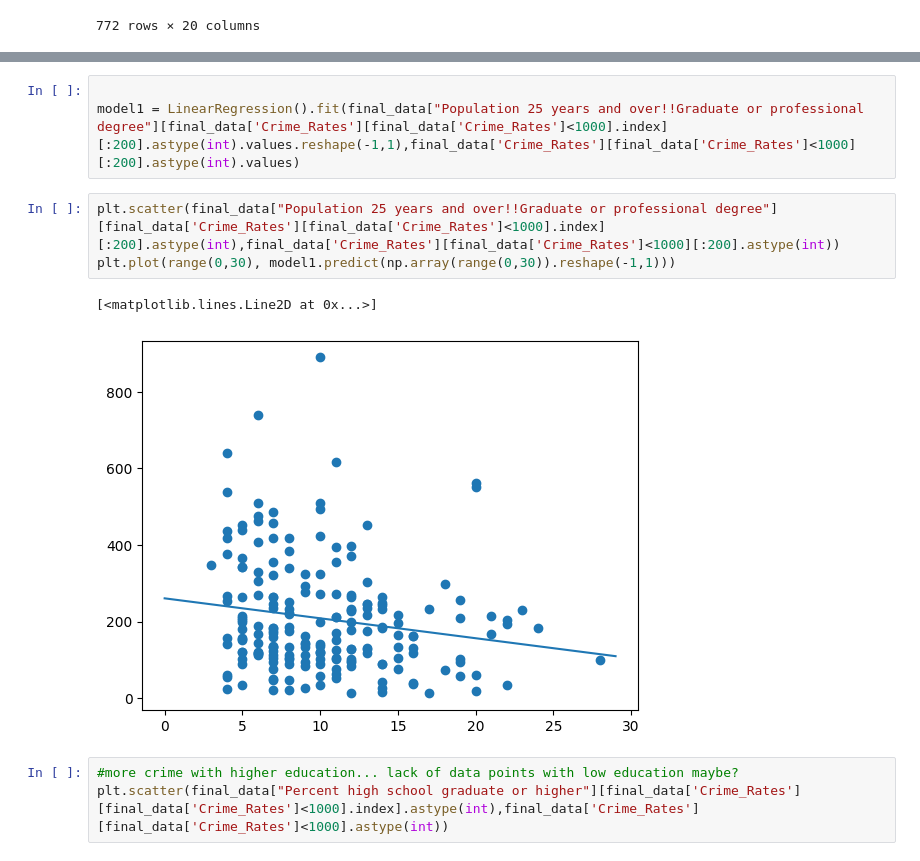
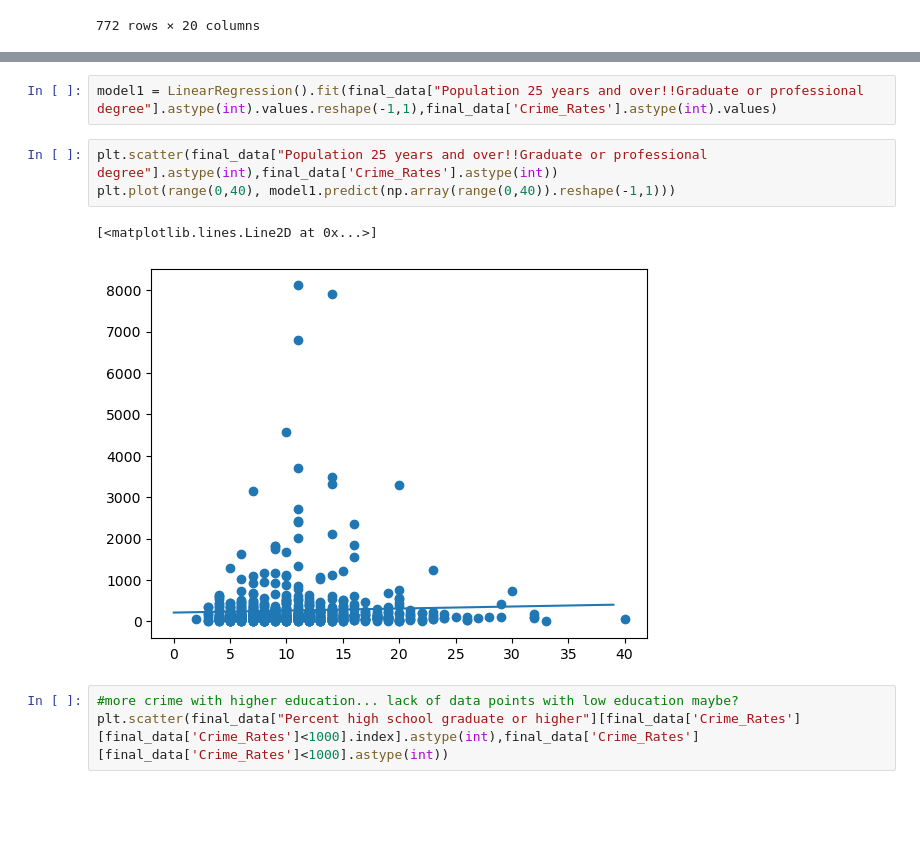
Before and after one commit to Aditya-Mrd/EducationLevel-Crimerates, a Jupyter notebook: notebooks/data_analysis.ipynb, the cells around one changed output, grey strips where cells are left out. Cells and saved outputs as stored; diff of their text form; blank space fills up the shorter version.

```diff
--- a/notebooks/data_analysis.ipynb
+++ b/notebooks/data_analysis.ipynb
@@ -39,13 +40,12 @@ Requirement already satisfied: threadpoolctl>=3.1.0 in c:\users\madir\anaconda3\
 Note: you may need to restart the kernel to use updated packages.
 # %%
-
-model1 = LinearRegression().fit(final_data["Population 25 years and over!!Graduate or professional degree"][final_data['Crime_Rates'][final_data['Crime_Rates']<1000].index][:200].astype(int).values.reshape(-1,1),final_data['Crime_Rates'][final_data['Crime_Rates']<1000][:200].astype(int).values)
+model1 = LinearRegression().fit(final_data["Population 25 years and over!!Graduate or professional degree"].astype(int).values.reshape(-1,1),final_data['Crime_Rates'].astype(int).values)
 # %%
-plt.scatter(final_data["Population 25 years and over!!Graduate or professional degree"][final_data['Crime_Rates'][final_data['Crime_Rates']<1000].index][:200].astype(int),final_data['Crime_Rates'][final_data['Crime_Rates']<1000][:200].astype(int))
-plt.plot(range(0,30), model1.predict(np.array(range(0,30)).reshape(-1,1)))
+plt.scatter(final_data["Population 25 years and over!!Graduate or professional degree"].astype(int),final_data['Crime_Rates'].astype(int))
+plt.plot(range(0,40), model1.predict(np.array(range(0,40)).reshape(-1,1)))
 # %% [output]
 [<matplotlib.lines.Line2D at 0x...>]
-[figure, old version]
+[figure, new version]
 # %%
 #more crime with higher education... lack of data points with low education maybe?
 plt.scatter(final_data["Percent high school graduate or higher"][final_data['Crime_Rates'][final_data['Crime_Rates']<1000].index].astype(int),final_data['Crime_Rates'][final_data['Crime_Rates']<1000].astype(int))
```
Also changed, not shown: parts of 60 cells of this notebook, 9 other files.
